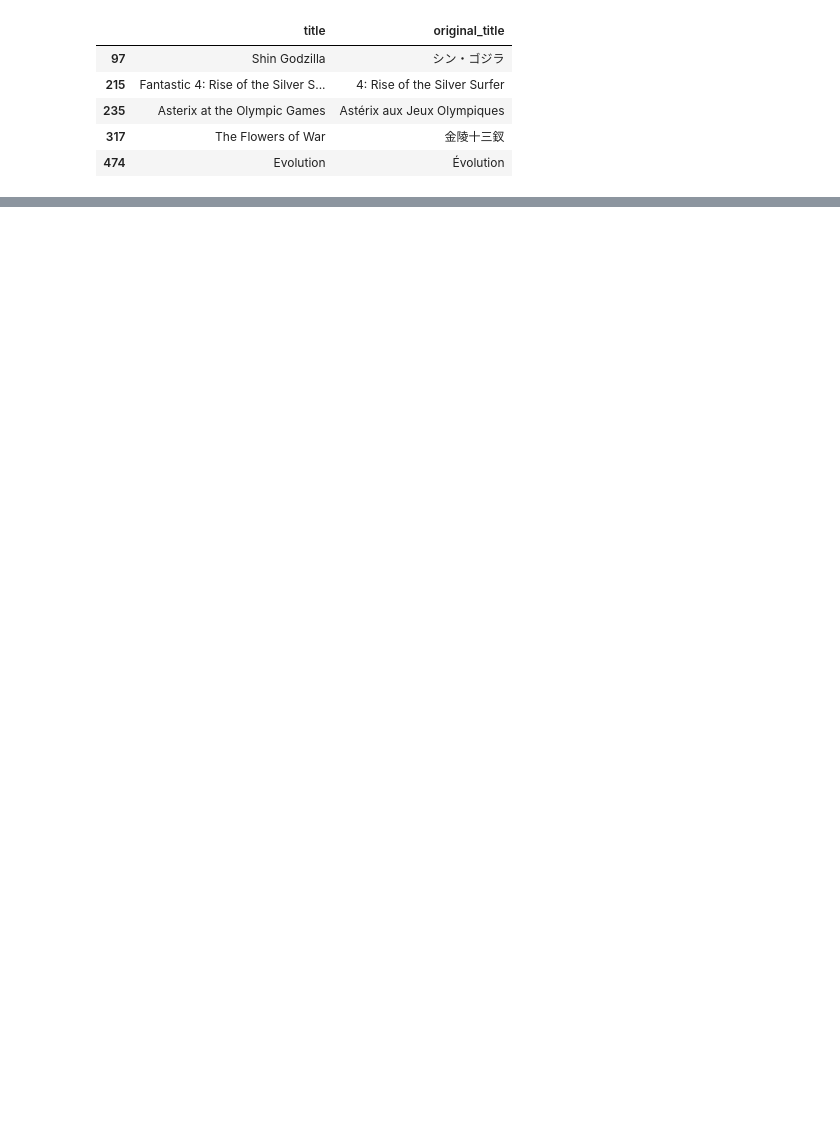
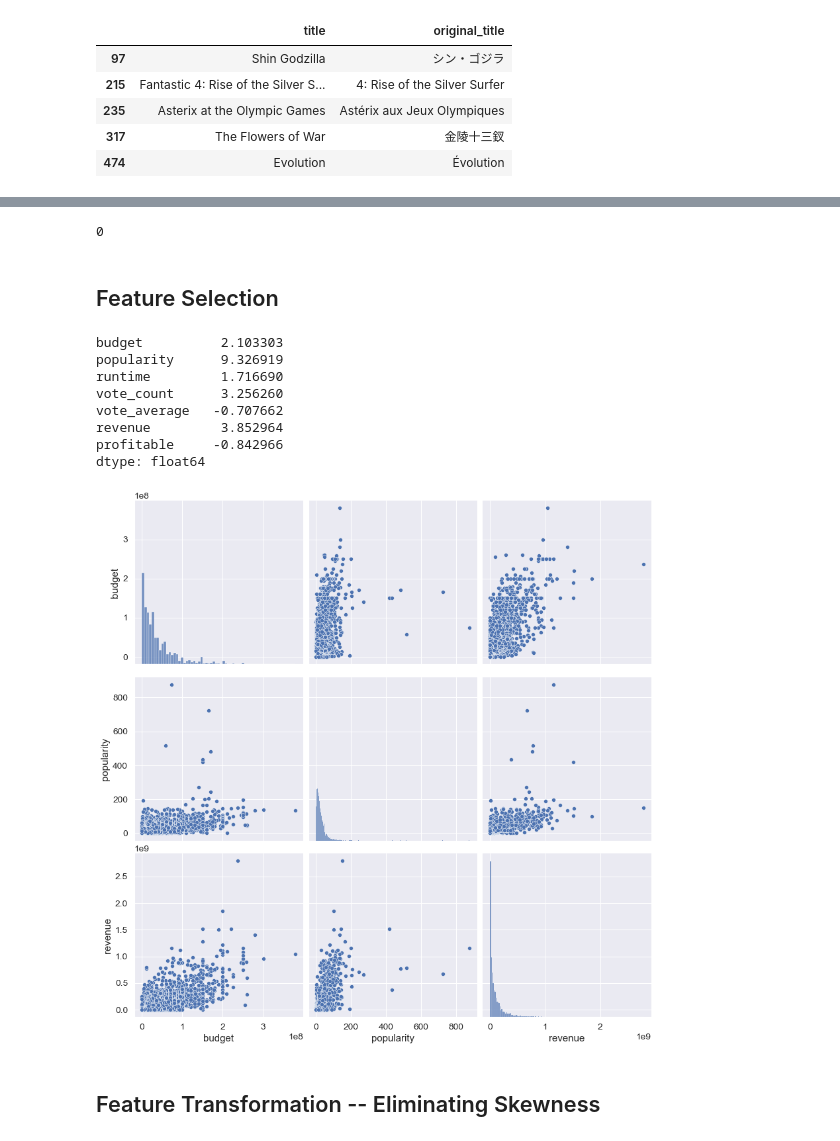
Before and after one commit to coxjack/Final-Project_Movie-Database, a Jupyter notebook: Analysis of Movie Revenue -- The Movie Database.ipynb, the cells around one changed output, grey strips where cells are left out. Saved outputs shown, nothing was run; the diff lists cells and outputs as text; code cells hidden in the pictures; blank space fills up the shorter version.

```diff
--- a/Analysis of Movie Revenue -- The Movie Database.ipynb
+++ b/Analysis of Movie Revenue -- The Movie Database.ipynb
@@ -78,7 +76,7 @@ df[df['original_title'] != df['title']][['title', 'original_title']].head()
 | 474 | Evolution | Évolution |
 # %%
 # Dropping the unimportant columns
-df.drop(['homepage', 'original_title'], axis=1, inplace=True)
+df.drop(['homepage','production_companies', 'production_countries', 'spoken_languages', 'original_title'], axis=1, inplace=True)
 # %%
 # Checking the number of values for which "Revenue" column contains "0"
 df[df['revenue'] == 0].shape
@@ -127 +129,17 @@ return                  0
 dtype: int64
+# %%
+# Determining and Storing the Genres
+list_genres = df.genres.apply(lambda x: x.split(","))
+genres = []
+
+for row in list_genres:
+    row = [genre.strip() for genre in row]
+    for genre in row:
+        if genre not in genres:
+            genres.append(genre)
+
+# Encoding the Genres
+for genre in genres:
+    df[genre] = df['genres'].str.contains(genre).astype(int)
+
+df[genres]
@@ -127,0 +169,8 @@ dtype: int64
+# %%
+df['year'] = pd.to_datetime(df['release_date'], errors='coerce').apply(lambda x: str(x).split('-')[0])
+# %%
+df['year'].isnull().sum()
+# %% [output]
+0
+# %% [markdown]
+## Feature Selection
@@ -127,0 +180,26 @@ dtype: int64
+# %%
+# For Graphs and its labels to be printed on a White Frame
+sns.set_style('whitegrid')
+# For increasing the scale of the font of the Labels of the Graphs
+sns.set(font_scale=1.25)
+# %%
+continuous = ['budget', 'popularity', 'runtime', 'vote_count', 'vote_average']
+outcomes = continuous + [regression_target, classification_target]
+plotting_variables = ['budget', 'popularity', regression_target]
+
+sns.pairplot(data=df[plotting_variables], height=4)
+
+# determining the skew.
+print(df[outcomes].skew())
+# %% [output]
+budget          2.103303
+popularity      9.326919
+runtime         1.716690
+vote_count      3.256260
+vote_average   -0.707662
+revenue         3.852964
+profitable     -0.842966
+dtype: float64
+[figure, added]
+# %% [markdown]
+## Feature Transformation -- Eliminating Skewness
```
Also changed, not shown: parts of 26 cells of this notebook, 4 other files.
